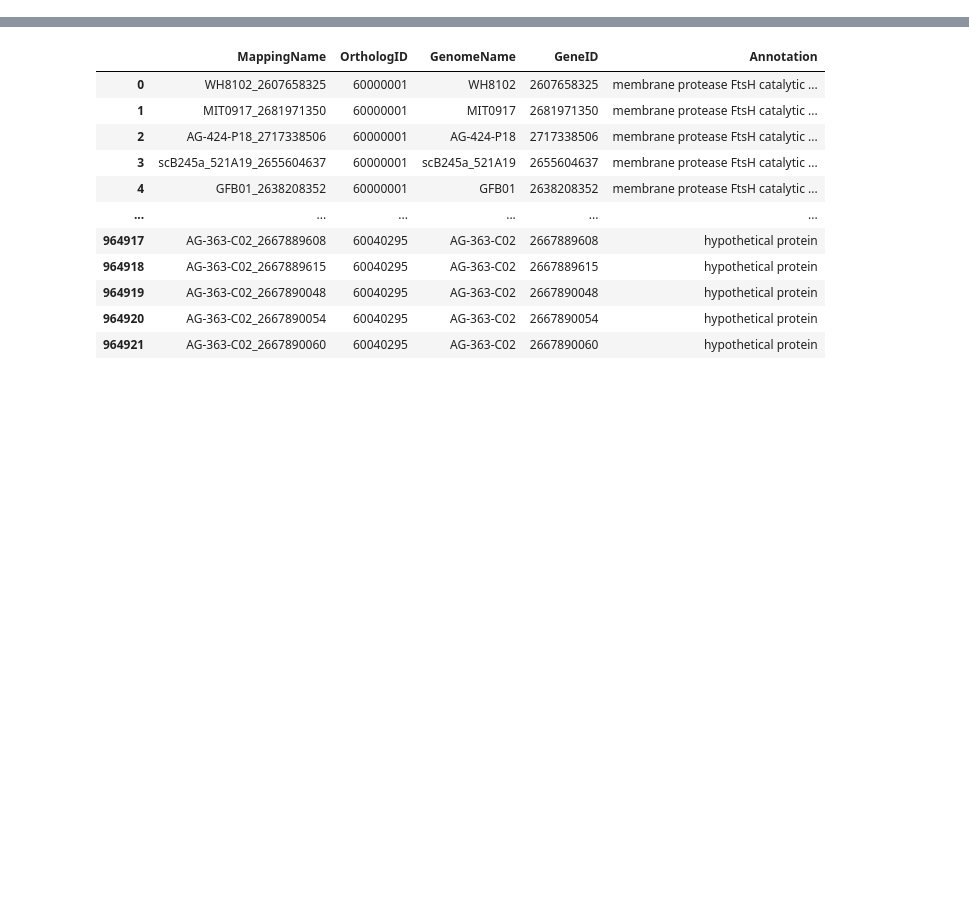
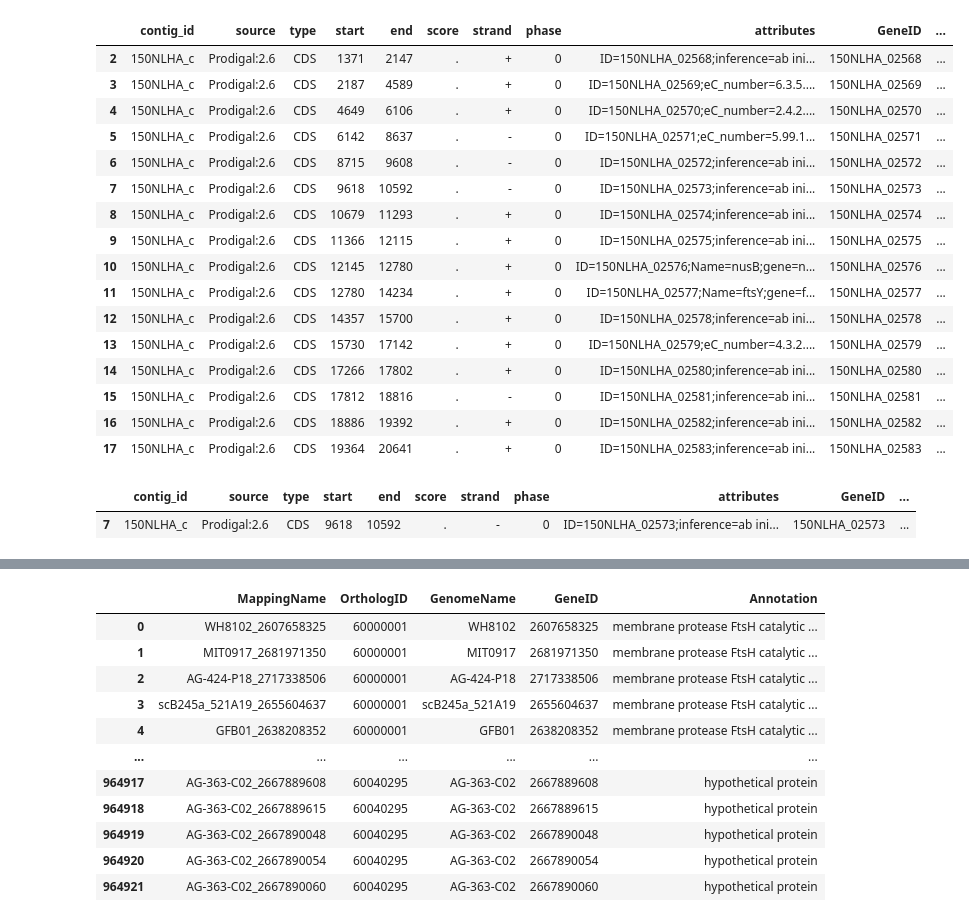
Before and after one commit to Jonahv11/cyano-serralysins, a Jupyter notebook: island-analysis/cycog_neighbors.ipynb, the cells around one changed output, grey strips where cells are left out. Drawn from its saved outputs; the diff is of its cells as text; code cells hidden in the pictures; blank space fills up the shorter version.

Commit message:
changing direction to use Hackl data, will clean up on monday

```diff
--- a/island-analysis/cycog_neighbors.ipynb
+++ b/island-analysis/cycog_neighbors.ipynb
@@ -6,7 +6,10 @@ import csv
 # %%
 datapath99 = ('../data/cycogs/cycogsgenomes.tsv') # basic information on each genome
 datapath3 = ('../data/cycogs/ortholog-metadata.csv') # matches geneID to cycog number
-REFS = '../data/img_data_cycog6/'
+# REFS = '../data/img_data_cycog6/'
+REF = '../data/hackl_data/pro-623-allmaps.gff'
+REF_sqrd = '../data/hackl_data/pro-623-allmaps-islands-novt.tsv'
 
 genomes_df = pd.read_csv(datapath99, sep='\t')
 cycogs_df = pd.read_csv(datapath3)
+gi_locations_df = pd.read_csv(REF_sqrd, sep='\t')
@@ -12,0 +34,16 @@ cycogs_df = pd.read_csv(datapath3)
+# %%
+gff_df = pd.read_csv(
+    '../data/hackl_data/pro-623-allmaps.gff', sep='\t', header=None,
+    names=['contig_id', 'source', 'type', 'start', 'end', 'score', 'strand', 'phase', 'attributes']
+)
+# down-select to only concatenated contig scaffolds used for genomic island predictions
+gff_df = gff_df[gff_df.contig_id.isin(gi_locations_df.contig_id)]
+# strip out GeneID
+gff_df['GeneID'] = gff_df.attributes.str.split(';', n=1, expand=True)[0].str.strip('ID=')
+# drop gap features
+gff_df = gff_df[gff_df.type != 'gap'].reset_index(drop=True)
+# determine stranded start of sequence feature
+gff_df['StartNt'] = gff_df['start']
+gff_df.loc[gff_df.strand.eq('-'), 'StartNt'] = gff_df.loc[gff_df.strand.eq('-'), 'end']
+
+gff_df
@@ -12,0 +64,5 @@ cycogs_df = pd.read_csv(datapath3)
+# %%
+target_df = gff_df[gff_df.contig_id == "150NLHA_c"]
+target_genes = target_df.GeneID.tolist()
+display(target_df)
+# print (target_genes)
@@ -12,0 +83,42 @@ cycogs_df = pd.read_csv(datapath3)
+# %%
+row = target_df[target_df["GeneID"] == "150NLHA_02573"]
+
+# Check if the row exists
+if not row.empty:
+    # Extract the StartNt value
+    start_nt_value = row["StartNt"].values[0]
+
+    # Define the range
+    lower_bound = start_nt_value - 10000
+    upper_bound = start_nt_value + 10000
+
+    # Filter the DataFrame based on the range
+    filtered_df = target_df[(target_df["StartNt"] >= lower_bound) & (target_df["StartNt"] <= upper_bound)]
+
+    # Print the filtered rows
+    display(filtered_df)
+else:
+    print("GeneID not found.")
+# %% [output]
+|  | contig_id | source | type | start | end | score | strand | phase | attributes | GeneID | ... |
+| 2 | 150NLHA_c | Prodigal:2.6 | CDS | 1371 | 2147 | . | + | 0 | ID=150NLHA_02568;inference=ab ini... | 150NLHA_02568 | ... |
+| 3 | 150NLHA_c | Prodigal:2.6 | CDS | 2187 | 4589 | . | + | 0 | ID=150NLHA_02569;eC_number=6.3.5.... | 150NLHA_02569 | ... |
+| 4 | 150NLHA_c | Prodigal:2.6 | CDS | 4649 | 6106 | . | + | 0 | ID=150NLHA_02570;eC_number=2.4.2.... | 150NLHA_02570 | ... |
+| 5 | 150NLHA_c | Prodigal:2.6 | CDS | 6142 | 8637 | . | - | 0 | ID=150NLHA_02571;eC_number=5.99.1... | 150NLHA_02571 | ... |
+| 6 | 150NLHA_c | Prodigal:2.6 | CDS | 8715 | 9608 | . | - | 0 | ID=150NLHA_02572;inference=ab ini... | 150NLHA_02572 | ... |
+| 7 | 150NLHA_c | Prodigal:2.6 | CDS | 9618 | 10592 | . | - | 0 | ID=150NLHA_02573;inference=ab ini... | 150NLHA_02573 | ... |
+| 8 | 150NLHA_c | Prodigal:2.6 | CDS | 10679 | 11293 | . | + | 0 | ID=150NLHA_02574;inference=ab ini... | 150NLHA_02574 | ... |
+| 9 | 150NLHA_c | Prodigal:2.6 | CDS | 11366 | 12115 | . | + | 0 | ID=150NLHA_02575;inference=ab ini... | 150NLHA_02575 | ... |
+| 10 | 150NLHA_c | Prodigal:2.6 | CDS | 12145 | 12780 | . | + | 0 | ID=150NLHA_02576;Name=nusB;gene=n... | 150NLHA_02576 | ... |
+| 11 | 150NLHA_c | Prodigal:2.6 | CDS | 12780 | 14234 | . | + | 0 | ID=150NLHA_02577;Name=ftsY;gene=f... | 150NLHA_02577 | ... |
+| 12 | 150NLHA_c | Prodigal:2.6 | CDS | 14357 | 15700 | . | + | 0 | ID=150NLHA_02578;inference=ab ini... | 150NLHA_02578 | ... |
+| 13 | 150NLHA_c | Prodigal:2.6 | CDS | 15730 | 17142 | . | + | 0 | ID=150NLHA_02579;eC_number=4.3.2.... | 150NLHA_02579 | ... |
+| 14 | 150NLHA_c | Prodigal:2.6 | CDS | 17266 | 17802 | . | + | 0 | ID=150NLHA_02580;inference=ab ini... | 150NLHA_02580 | ... |
+| 15 | 150NLHA_c | Prodigal:2.6 | CDS | 17812 | 18816 | . | - | 0 | ID=150NLHA_02581;inference=ab ini... | 150NLHA_02581 | ... |
+| 16 | 150NLHA_c | Prodigal:2.6 | CDS | 18886 | 19392 | . | + | 0 | ID=150NLHA_02582;inference=ab ini... | 150NLHA_02582 | ... |
+| 17 | 150NLHA_c | Prodigal:2.6 | CDS | 19364 | 20641 | . | + | 0 | ID=150NLHA_02583;inference=ab ini... | 150NLHA_02583 | ... |
+# %%
+target_df[target_df.GeneID == '150NLHA_02573']
+# %% [output]
+|  | contig_id | source | type | start | end | score | strand | phase | attributes | GeneID | ... |
+| 7 | 150NLHA_c | Prodigal:2.6 | CDS | 9618 | 10592 | . | - | 0 | ID=150NLHA_02573;inference=ab ini... | 150NLHA_02573 | ... |
```
Also changed, not shown: parts of 4 cells of this notebook.
